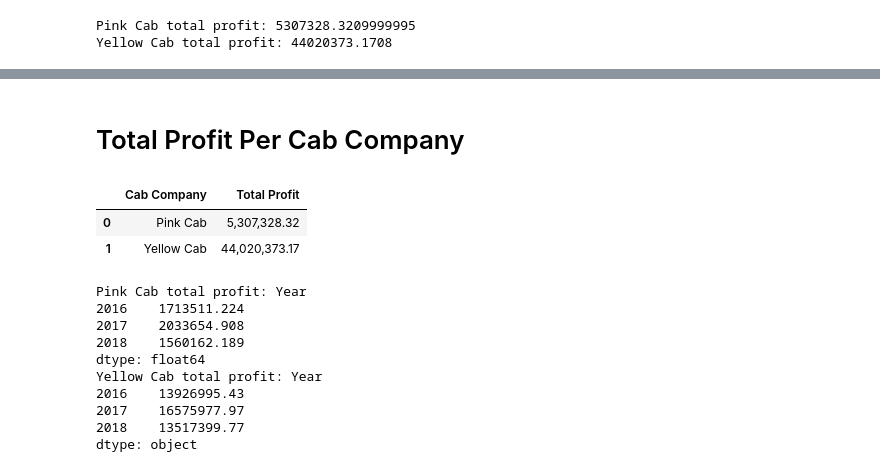
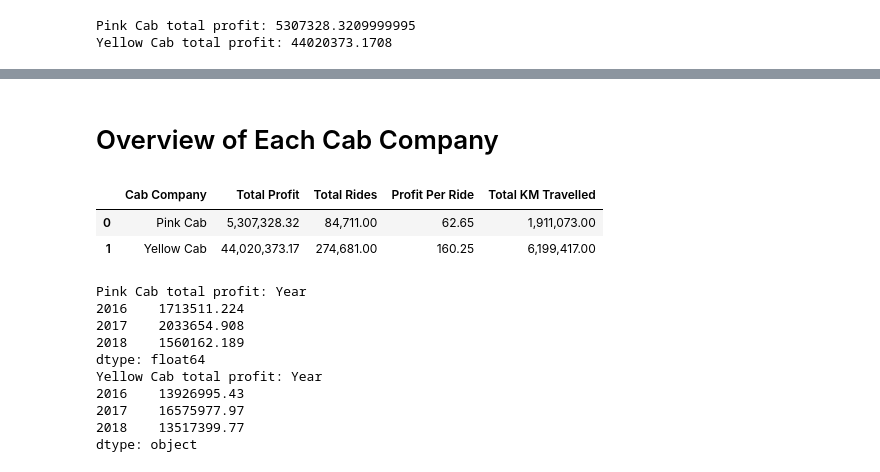
Before and after one commit to tassalor1/data_glacier, a Jupyter notebook: G2M Case Study/EDA.ipynb, the cells around one changed output, grey strips where cells are left out. Cells and saved outputs as stored; diff of their text form; code cells hidden in the pictures.

```diff
--- a/G2M Case Study/EDA.ipynb
+++ b/G2M Case Study/EDA.ipynb
@@ -383,29 +545,32 @@ Yellow Cab total profit: 44020373.1708
 # %% [markdown]
-# Total Profit Per Cab Company
+# Overview of Each Cab Company
 # %%
 # Total Profit
 data = {'Cab Company': ['Pink Cab', 'Yellow Cab'],
-        'Total Profit': [5307328.3209999995, 44020373.1708]}
+        'Total Profit': [5307328.3209999995, 44020373.1708],
+        'Total Rides': [84711, 274681],
+        'Profit Per Ride': [62.65, 160.25],
+        'Total KM Travelled': [1911073, 6199417]}
 df = pd.DataFrame(data)
 
 # create a styler object
 styler = df.style
 
 # set table properties
 styler = styler.set_table_styles([{'selector': 'th',
                                    'props': [('border', '1px solid black'),
                                              ('text-align', 'center')]},
                                   {'selector': 'td',
                                    'props': [('border', '1px solid black')]}])
 
 # format the 'Total Profit' column
-styler = styler.format({'Total Profit': '{:,.2f}'})
+styler = styler.format({'Total Profit': '{:,.2f}', 'Total Rides': '{:,.2f}', 'Profit Per Ride': '{:,.2f}', 'Total KM Travelled':'{:,.2f}'})
 # render the styled table
 styler
 # %% [output]
-|  | Cab Company | Total Profit |
-| 0 | Pink Cab | 5,307,328.32 |
-| 1 | Yellow Cab | 44,020,373.17 |
+|  | Cab Company | Total Profit | Total Rides | Profit Per Ride | Total KM Travelled |
+| 0 | Pink Cab | 5,307,328.32 | 84,711.00 | 62.65 | 1,911,073.00 |
+| 1 | Yellow Cab | 44,020,373.17 | 274,681.00 | 160.25 | 6,199,417.00 |
 # %%
 # calculate total profit for each company by year
 pink_profit_by_year = pink_df.groupby('Year')[['Price Charged', 'Cost of Trip']].sum()
```
Also changed, not shown: parts of 38 cells of this notebook.
